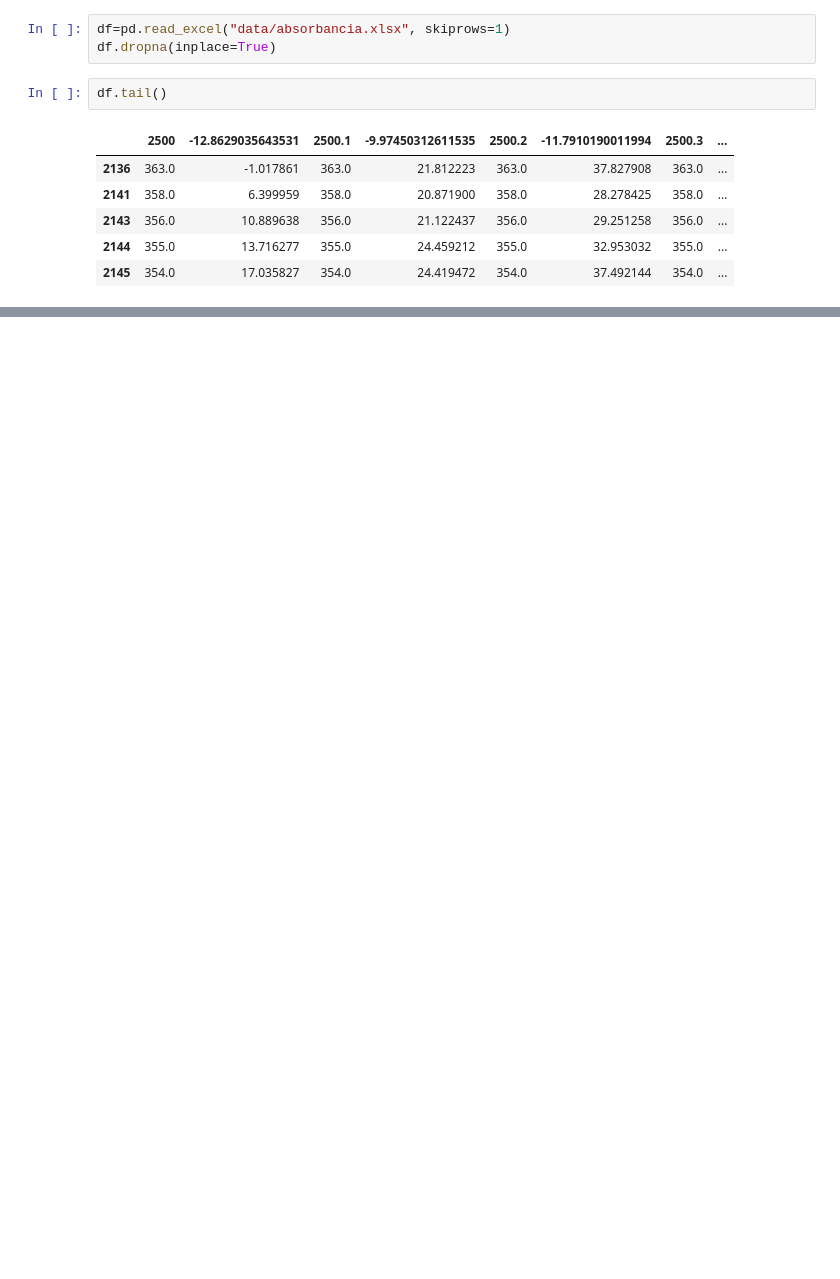
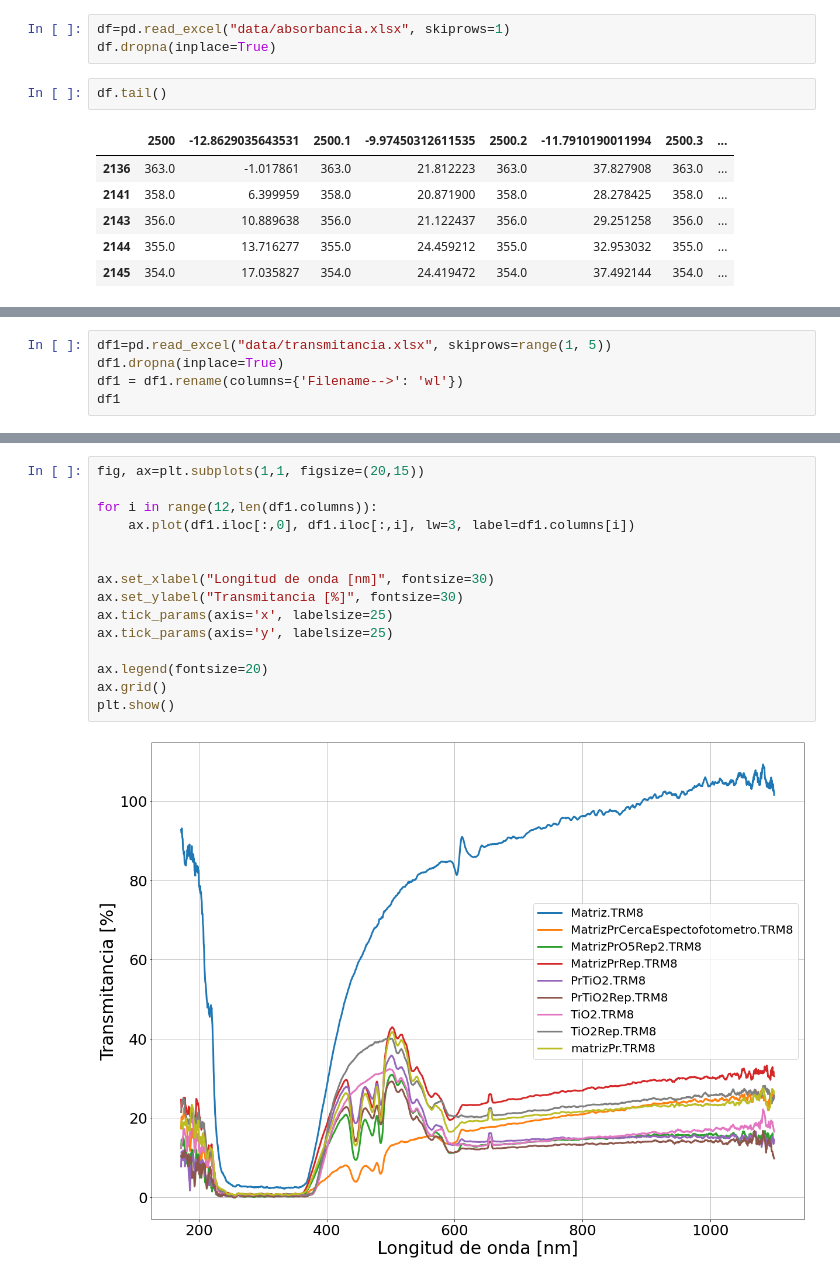
Before and after one commit to juanF9910/Rare_earths, a Jupyter notebook: absor.ipynb, the cells around one changed output, grey strips where cells are left out. Drawn from its saved outputs; the diff is of its cells as text; blank space fills up the shorter version.

```diff
--- a/absor.ipynb
+++ b/absor.ipynb
@@ -66,0 +80,5 @@ plt.show()
+# %%
+df1=pd.read_excel("data/transmitancia.xlsx", skiprows=range(1, 5))
+df1.dropna(inplace=True)
+df1 = df1.rename(columns={'Filename-->': 'wl'})
+df1
@@ -66,0 +99,17 @@ plt.show()
+# %%
+fig, ax=plt.subplots(1,1, figsize=(20,15))
+
+for i in range(12,len(df1.columns)):
+    ax.plot(df1.iloc[:,0], df1.iloc[:,i], lw=3, label=df1.columns[i])
+
+
+ax.set_xlabel("Longitud de onda [nm]", fontsize=30)
+ax.set_ylabel("Transmitancia [%]", fontsize=30)
+ax.tick_params(axis='x', labelsize=25)
+ax.tick_params(axis='y', labelsize=25)
+
+ax.legend(fontsize=20)
+ax.grid()
+plt.show()
+# %% [output]
+[figure, added]
```
Also changed, not shown: parts of 20 cells of this notebook, 6 other files.
